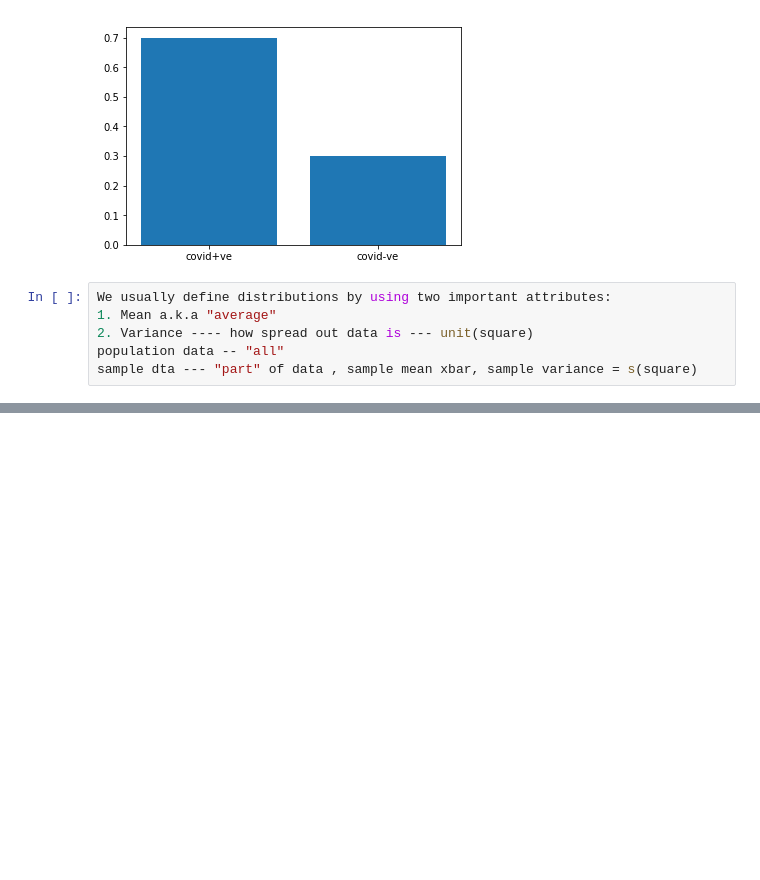
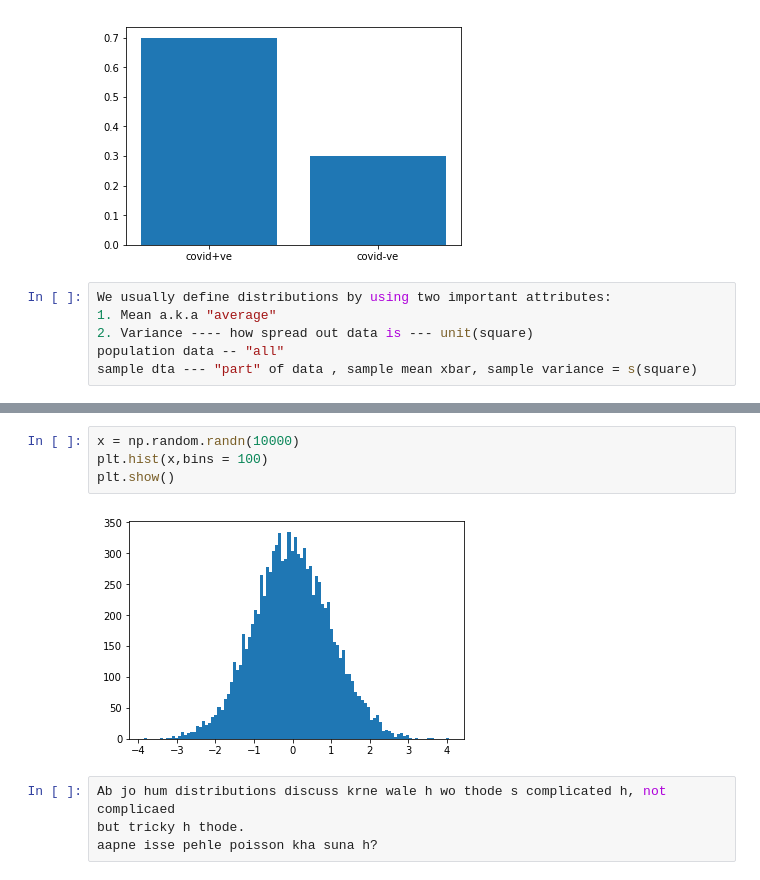
Before and after one commit to imsakshi/Data-Analytics----13-May-2020, a Jupyter notebook: probability and data distributions..ipynb, the cells around one changed output, grey strips where cells are left out. Cells and saved outputs as stored; diff of their text form; blank space fills up the shorter version.

```diff
--- a/probability and data distributions..ipynb
+++ b/probability and data distributions..ipynb
@@ -108,0 +159,10 @@ sample dta --- "part" of data , sample mean xbar, sample variance = s(square)
+# %%
+x = np.random.randn(10000)
+plt.hist(x,bins = 100)
+plt.show()
+# %% [output]
+[figure, added]
+# %%
+Ab jo hum distributions discuss krne wale h wo thode s complicated h, not complicaed
+but tricky h thode.
+aapne isse pehle poisson kha suna h?
```
Also changed, not shown: parts of 23 cells of this notebook, 2 other files.
